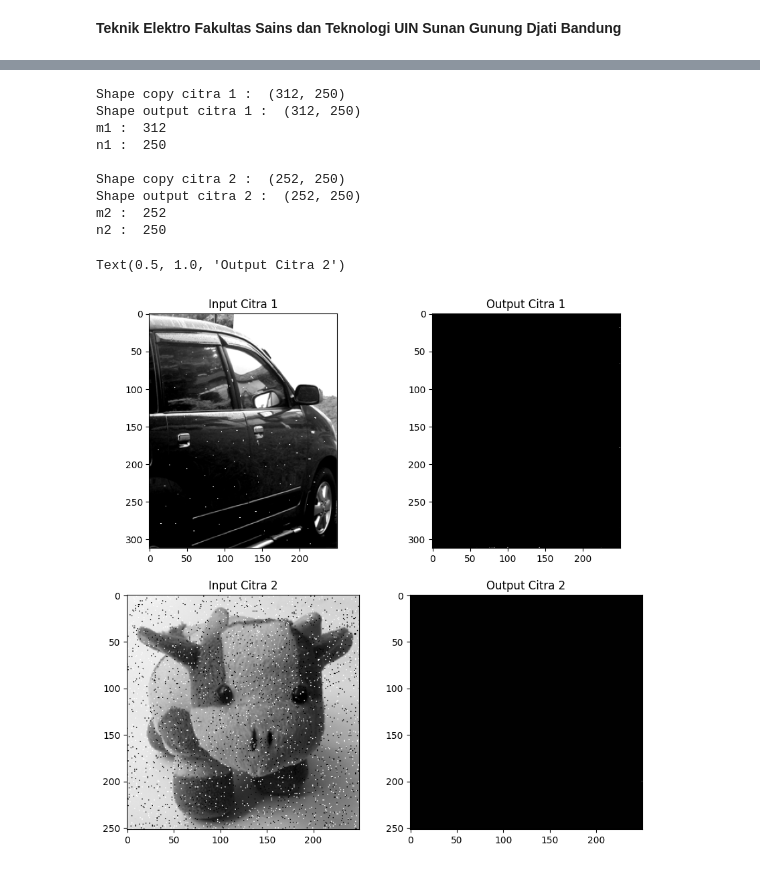
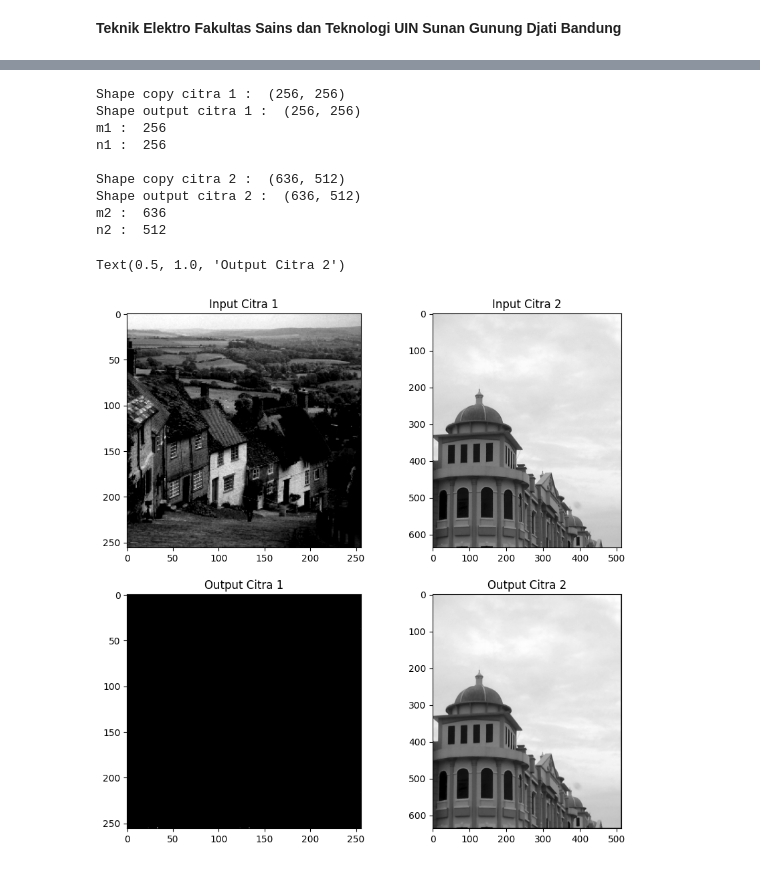
Before and after one commit to syahrulfikri/Pengolahan-Citra-Digital, a Jupyter notebook: 1207070121_Syahrul Fikri_PCD_Prak.7/P74Jupyter_Filter Median.ipynb, the cells around one changed output, grey strips where cells are left out. Cells and saved outputs as stored; diff of their text form; code cells hidden in the pictures.

```diff
--- a/1207070121_Syahrul Fikri_PCD_Prak.7/P74Jupyter_Filter Median.ipynb
+++ b/1207070121_Syahrul Fikri_PCD_Prak.7/P74Jupyter_Filter Median.ipynb
@@ -19,8 +19,8 @@ from skimage.color import rgb2gray #Pada bagian ini memanfaatkan library skimage
 import numpy as np #Pada bagian ini menambahkan library yang akan digunakan dalam proses pengaplikasian program yang akan digunakan dalam program yang memanfaatkan scientific computing
 # %%
 #LOAD & PLOT INPUT IMAGE
-citra1 = imread(fname="mobil.tif") #Melakukan inisialisasi untuk file gambar "citra1" dengan membaca data gambar dari source pribadi dengan argumen imread dalam format gambar ".tiff" yang memiliki kompresi lossless yang relatif baik untuk gambar dua level (hitam&putih)
-citra2 = imread(fname="boneka2.tif") #Melakukan inisialisasi untuk file gambar "citra2" dengan membaca data gambar dari source pribadi dengan argumen imread
+citra1 = imread(fname="goldhill.tif") #Melakukan inisialisasi untuk file gambar "citra1" dengan membaca data gambar dari source pribadi dengan argumen imread dalam format gambar ".tiff" yang memiliki kompresi lossless yang relatif baik untuk gambar dua level (hitam&putih)
+citra2 = imread(fname="gedung.tif") #Melakukan inisialisasi untuk file gambar "citra2" dengan membaca data gambar dari source pribadi dengan argumen imread
 
 print('Shape citra 1 : ', citra1.shape) #Mencetak hasil pembacaan untuk resolusi pada data variabel "citra1"
 print('Shape citra 2 : ', citra2.shape) #Mencetak hasil pembacaan untuk resolusi pada data variabel "citra2"
@@ -83,15 +83,15 @@ print('m2 : ',m2) #Mencetak hasil pembacaan untuk resolusi pada data variabel "c
 print('n2 : ',n2) #Mencetak hasil pembacaan untuk resolusi pada data variabel "citra2" pada bagian data n2
 print() #Mencetak nilai yang terbaca untuk masing-masing variabel
 # %% [output]
-Shape copy citra 1 :  (312, 250)
-Shape output citra 1 :  (312, 250)
-m1 :  312
-n1 :  250
+Shape copy citra 1 :  (256, 256)
+Shape output citra 1 :  (256, 256)
+m1 :  256
+n1 :  256
 
-Shape copy citra 2 :  (252, 250)
-Shape output citra 2 :  (252, 250)
-m2 :  252
-n2 :  250
+Shape copy citra 2 :  (636, 512)
+Shape output citra 2 :  (636, 512)
+m2 :  636
+n2 :  512
 # %%
 #PROSES FILTER MEDIAN PADA CITRA INPUT 1
 for baris in range(0, m1-1): #Penggunaan fungsi for untuk melakukan perulangan variabel untuk elemen baris dengan argumen range yang berisikan nilai berisikan array dari 0 hingga array variabel "m1-1"
@@ -135,19 +135,19 @@ for baris in range(0, m2-1): #Penggunaan fungsi for untuk melakukan perulangan v
 # %%
 #PLOT CITRA INPUT DAN OUTPUT HASIL DARI FILTER RERATA
 fig, axes = plt.subplots(2, 2, figsize=(10, 10)) #Mendefinisikan tampilan ploting pada figure size dengan parameter 10x10 dengan tuple gambar yang disajikan berada pada 2 baris dan 2 kolom
 ax = axes.ravel() #Mendeskripsikan variabel "ax" dengan mengembalikan array yang berdekatan pada setiap urutan axes
 
 ax[0].imshow(citra1, cmap = 'gray') #Menampikan Menampilkan data variabel "citra1" pada indeks 0 dengan kontrol warna menjadi abu-abu dengan argumen cmap
 ax[0].set_title("Input Citra 1") #Menampilkan judul gambar pada indeks 0
 
-ax[2].imshow(citra2, cmap = 'gray') #Menampikan Menampilkan data variabel "citra1" pada indeks 0 dengan kontrol warna menjadi abu-abu dengan argumen cmap
-ax[2].set_title("Input Citra 2") #Menampilkan judul gambar pada indeks 0
+ax[1].imshow(citra2, cmap = 'gray') #Menampikan Menampilkan data variabel "citra1" pada indeks 1 dengan kontrol warna menjadi abu-abu dengan argumen cmap
+ax[1].set_title("Input Citra 2") #Menampilkan judul gambar pada indeks 1
 
-ax[1].imshow(output1, cmap = 'gray') #Menampikan Menampilkan data variabel "citra1" pada indeks 0 dengan kontrol warna menjadi abu-abu dengan argumen cmap
-ax[1].set_title("Output Citra 1") #Menampilkan judul gambar pada indeks 0
+ax[2].imshow(output1, cmap = 'gray') #Menampikan Menampilkan data variabel "citra1" pada indeks 2 dengan kontrol warna menjadi abu-abu dengan argumen cmap
+ax[2].set_title("Output Citra 1") #Menampilkan judul gambar pada indeks 2
 
-ax[3].imshow(output2, cmap = 'gray') #Menampikan Menampilkan data variabel "citra1" pada indeks 0 dengan kontrol warna menjadi abu-abu dengan argumen cmap
-ax[3].set_title("Output Citra 2") #Menampilkan judul gambar pada indeks 0
+ax[3].imshow(output2, cmap = 'gray') #Menampikan Menampilkan data variabel "citra1" pada indeks 3 dengan kontrol warna menjadi abu-abu dengan argumen cmap
+ax[3].set_title("Output Citra 2") #Menampilkan judul gambar pada indeks 3
 # %% [output]
 Text(0.5, 1.0, 'Output Citra 2')
-[figure, old version]
+[figure, new version]
```
Also changed, not shown: parts of 1 cell of this notebook, 1 other file.
